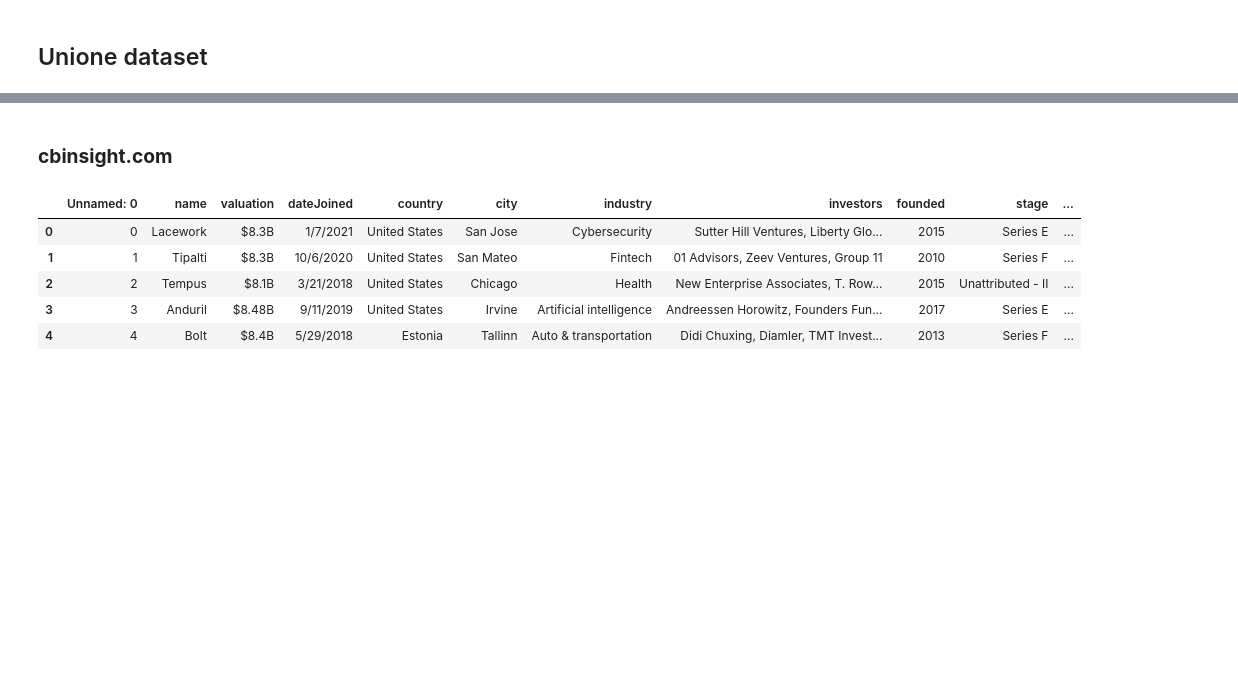
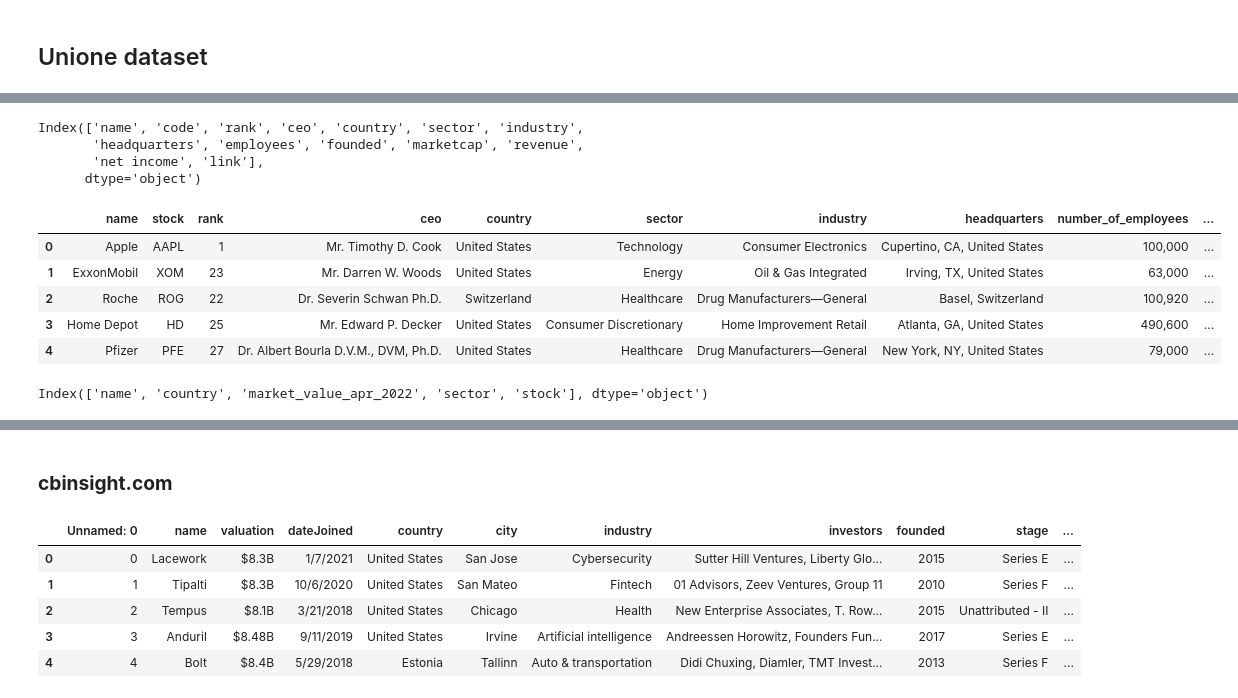
Before and after one commit to Elisabetta99/IDD_HW8, a Jupyter notebook: schemaAlignment.ipynb, the cells around one changed output, grey strips where cells are left out. Saved outputs shown, nothing was run; the diff lists cells and outputs as text; code cells hidden in the pictures; blank space fills up the shorter version.

```diff
--- a/schemaAlignment.ipynb
+++ b/schemaAlignment.ipynb
@@ -5,0 +96,4 @@ import numpy as np
+# %%
+disfold_datasets[2].rename(columns={'marketCap': 'market_cap'
+                    }, inplace = True)
+disfold_datasets[2].head(5)
@@ -5,0 +113,9 @@ import numpy as np
+# %%
+disfold_datasets[3] = disfold_datasets[3].drop('Unnamed: 0', axis = 1)
+disfold_datasets[3].rename(columns={'Name': 'name',
+                    'MarketCap': 'market_cap',
+                    'Stock': 'stock',
+                    'Country': 'country',
+                    'Sector': 'sector',
+                    'Industry': 'industry'}, inplace = True)
+disfold_datasets[3].head(5)
@@ -5,0 +136,5 @@ import numpy as np
+# %%
+disfold_datasets[4].rename(columns={'founded': 'founded_year',
+                                    'employees': 'number_of_employees'
+                    }, inplace = True)
+disfold_datasets[4].head(5)
@@ -5,0 +154,4 @@ import numpy as np
+# %%
+disfold_datasets[5].rename(columns={'market_capitalization_USD': 'market_cap'}, inplace = True)
+disfold_datasets[5]['market_cap']=disfold_datasets[5]['market_cap'].astype(object)
+disfold_datasets[5].head(5)
@@ -5,0 +165,24 @@ import numpy as np
+# %%
+disfold_datasets[6].columns
+# %% [output]
+Index(['name', 'code', 'rank', 'ceo', 'country', 'sector', 'industry',
+       'headquarters', 'employees', 'founded', 'marketcap', 'revenue',
+       'net income', 'link'],
+      dtype='object')
+# %%
+disfold_datasets[6].rename(columns={'founded': 'founded_year',
+                    'marketcap': 'market_cap',
+                    'employees': 'number_of_employees',
+                    'code': 'stock'}, inplace = True)
+disfold_datasets[6].head(5)
+# %% [output]
+|  | name | stock | rank | ceo | country | sector | industry | headquarters | number_of_employees | ... |
+| 0 | Apple | AAPL | 1 | Mr. Timothy D. Cook | United States | Technology | Consumer Electronics | Cupertino, CA, United States | 100,000 | ... |
+| 1 | ExxonMobil | XOM | 23 | Mr. Darren W. Woods | United States | Energy | Oil & Gas Integrated | Irving, TX, United States | 63,000 | ... |
+| 2 | Roche | ROG | 22 | Dr. Severin Schwan Ph.D. | Switzerland | Healthcare | Drug Manufacturers—General | Basel, Switzerland | 100,920 | ... |
+| 3 | Home Depot | HD | 25 | Mr. Edward P. Decker | United States | Consumer Discretionary | Home Improvement Retail | Atlanta, GA, United States | 490,600 | ... |
+| 4 | Pfizer | PFE | 27 | Dr. Albert Bourla D.V.M., DVM, Ph.D. | United States | Healthcare | Drug Manufacturers—General | New York, NY, United States | 79,000 | ... |
+# %%
+disfold_datasets[7].columns
+# %% [output]
+Index(['name', 'country', 'market_value_apr_2022', 'sector', 'stock'], dtype='object')
```
Also changed, not shown: parts of 78 cells of this notebook.
